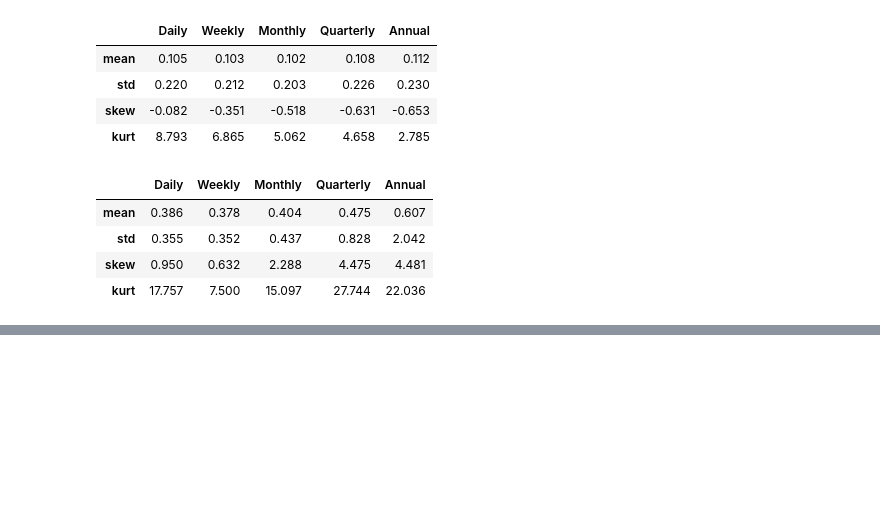
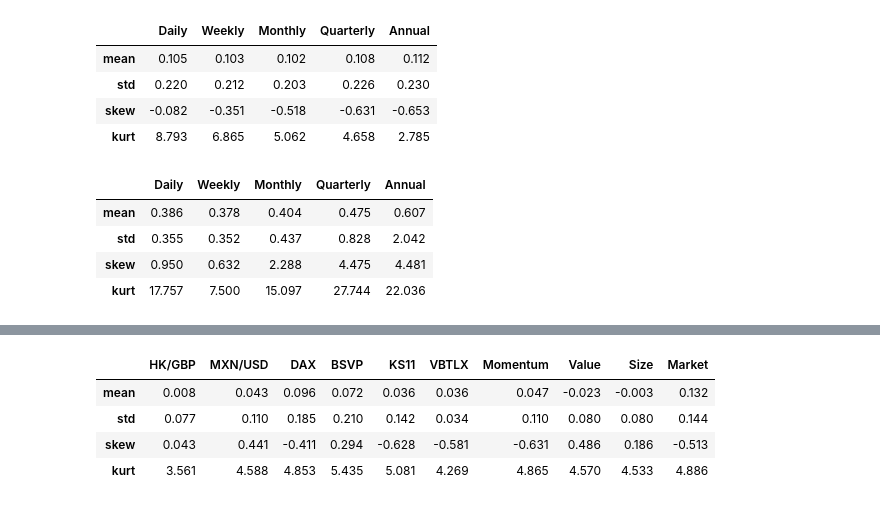
Before and after one commit to GeorgeHockey/MFE-practical-work, a Jupyter notebook: PW_2.ipynb, the cells around one changed output, grey strips where cells are left out. Cells and saved outputs as stored; diff of their text form; code cells hidden in the pictures; blank space fills up the shorter version.

```diff
--- a/PW_2.ipynb
+++ b/PW_2.ipynb
@@ -363,0 +389,12 @@ table
+# %%
+# Weekly 2019
+sub_table1w = pd.concat([HK_GBP_2019["Weekly"],peso_dollar_2019["Weekly"],DAX_2019["Weekly"], BSVP_2019["Weekly"], KS11_2019["Weekly"], VBTLX_2019["Weekly"], mom_2019["Weekly"], value_2019["Weekly"], size_2019["Weekly"],market_2019["Weekly"]], axis=1)
+sub_table1w = np.round(sub_table1w,3)
+sub_table1w.columns = ["HK/GBP", "MXN/USD", "DAX", "BSVP", "KS11", "VBTLX", "Momentum", "Value", "Size", "Market"]
+sub_table1w
+# %% [output]
+|  | HK/GBP | MXN/USD | DAX | BSVP | KS11 | VBTLX | Momentum | Value | Size | Market |
+| mean | 0.008 | 0.043 | 0.096 | 0.072 | 0.036 | 0.036 | 0.047 | -0.023 | -0.003 | 0.132 |
+| std | 0.077 | 0.110 | 0.185 | 0.210 | 0.142 | 0.034 | 0.110 | 0.080 | 0.080 | 0.144 |
+| skew | 0.043 | 0.441 | -0.411 | 0.294 | -0.628 | -0.581 | -0.631 | 0.486 | 0.186 | -0.513 |
+| kurt | 3.561 | 4.588 | 4.853 | 5.435 | 5.081 | 4.269 | 4.865 | 4.570 | 4.533 | 4.886 |
```
Also changed, not shown: parts of 64 cells of this notebook, 8 other files.
